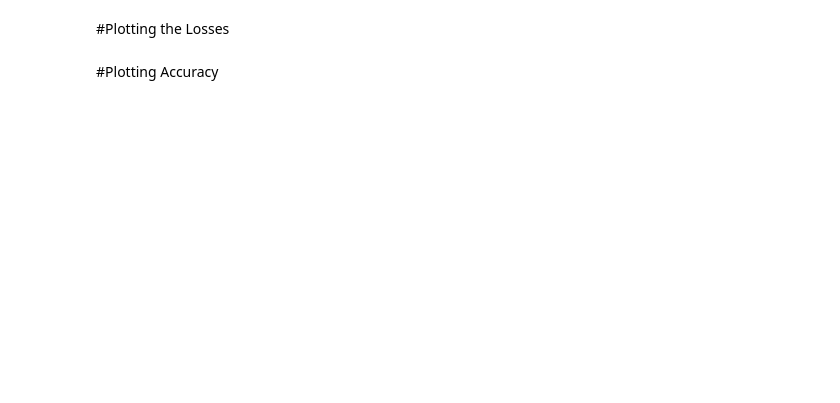
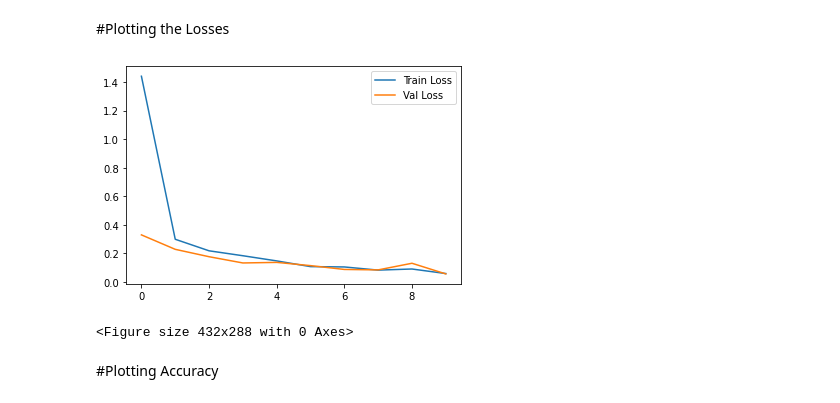
Before and after one commit to artificialcoder02/Vgg16_Image_Classifier, a Jupyter notebook: vgg16_Classifier remote.ipynb, the cells around one changed output. Cells and saved outputs as stored; diff of their text form; code cells hidden in the pictures; blank space fills up the shorter version.

```diff
--- a/vgg16_Classifier remote.ipynb
+++ b/vgg16_Classifier remote.ipynb
@@ -183,12 +189,12 @@ test_datagen = ImageDataGenerator(rescale=1./255)
 # %%
-training_set=train_datagen.flow_from_directory('/content/drive/MyDrive/cats_and_dogs/cats_and_dogs/validation',
+training_set=train_datagen.flow_from_directory(r'C:\Users\rctuh\Desktop\minor projects\Vgg16_Image_Classifier\cats_and_dogs\cats_and_dogs\validation',
                                                target_size=(224,224),
                                                batch_size=32,
                                                class_mode='categorical')
 # %% [output]
 Found 1000 images belonging to 2 classes.
 # %%
-test_set=train_datagen.flow_from_directory('/content/drive/MyDrive/cats_and_dogs/cats_and_dogs/validation',
+test_set=train_datagen.flow_from_directory(r'C:\Users\rctuh\Desktop\minor projects\Vgg16_Image_Classifier\cats_and_dogs\cats_and_dogs\validation',
                                                target_size=(224,224),
                                                batch_size=32,
                                                class_mode='categorical')
@@ -222,10 +237,13 @@ Epoch 6/10
 import matplotlib.pyplot as plt
 # %%
 plt.plot(r.history['loss'], label='Train Loss')
-plt.plot(r.history['Val_loss'], label='Val Loss')
+plt.plot(r.history['val_loss'], label='Val Loss')
 plt.legend()
 plt.show()
 plt.savefig('LossVal_loss')
+# %% [output]
+[figure, added]
+<Figure size 432x288 with 0 Axes>
 # %% [markdown]
 #Plotting Accuracy
 # %%
```
Also changed, not shown: parts of 23 cells of this notebook, 2 other files.
